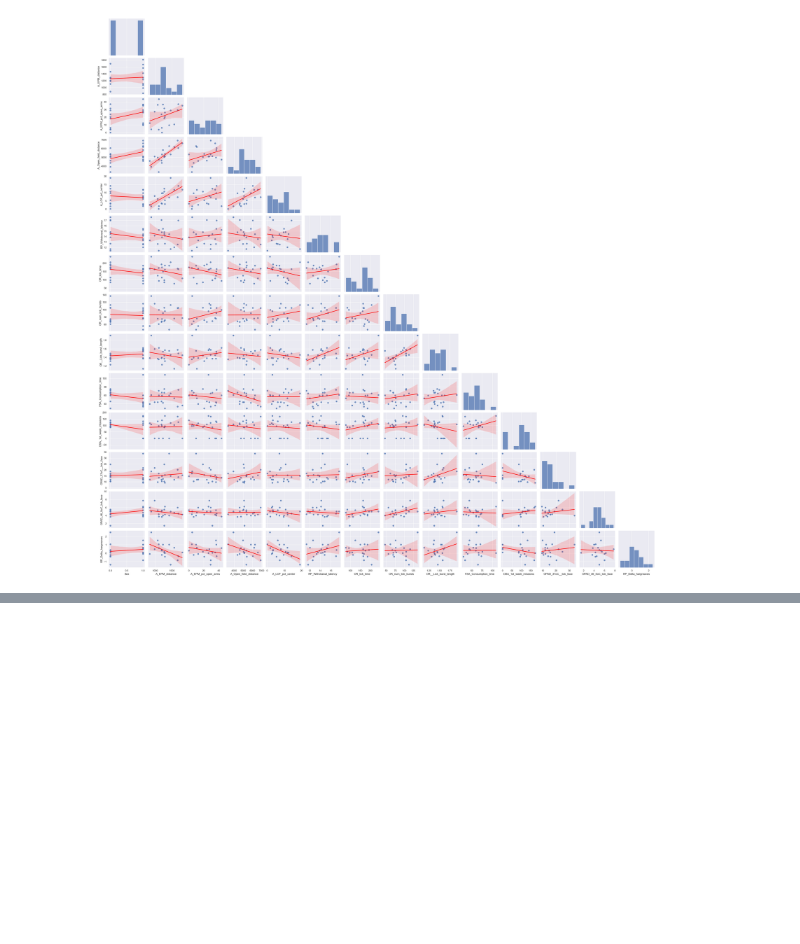
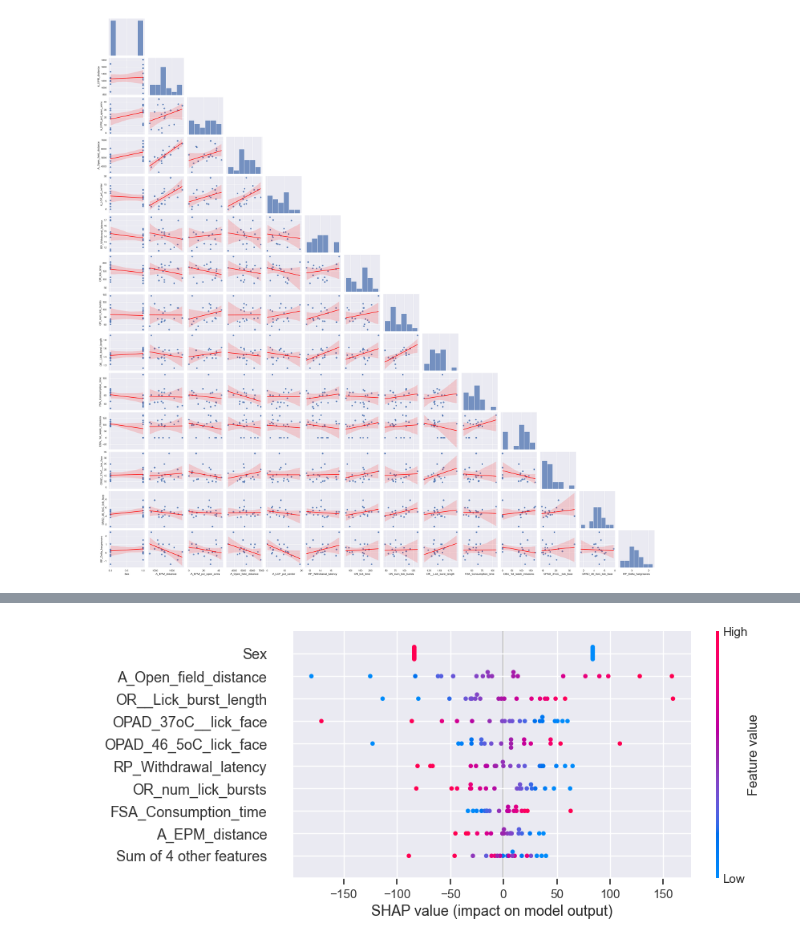
Before and after one commit to uflcod/endophenotype-study-analysis, a Jupyter notebook: notebooks/5JUN2023_linear_regression.ipynb, the cells around one changed output, grey strips where cells are left out. Cells and saved outputs as stored; diff of their text form; code cells hidden in the pictures; blank space fills up the shorter version.

```diff
--- a/notebooks/5JUN2023_linear_regression.ipynb
+++ b/notebooks/5JUN2023_linear_regression.ipynb
@@ -87,0 +182,4 @@ plt.show()
+# %%
+shap.plots.beeswarm(shap_values, plot_size=(8, 4))
+# %% [output]
+[figure, added]
```
Also changed, not shown: parts of 17 cells of this notebook, 1 other file.
